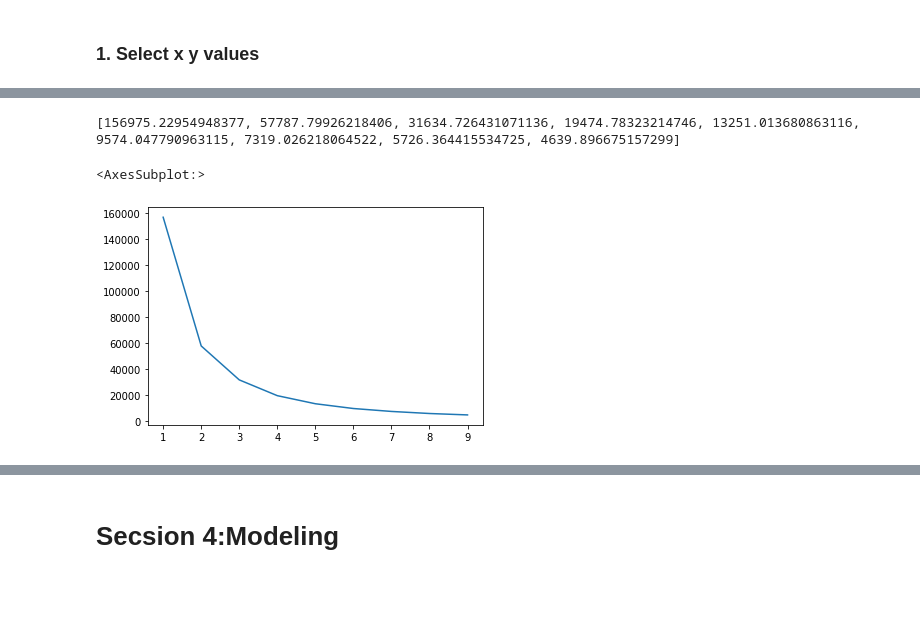
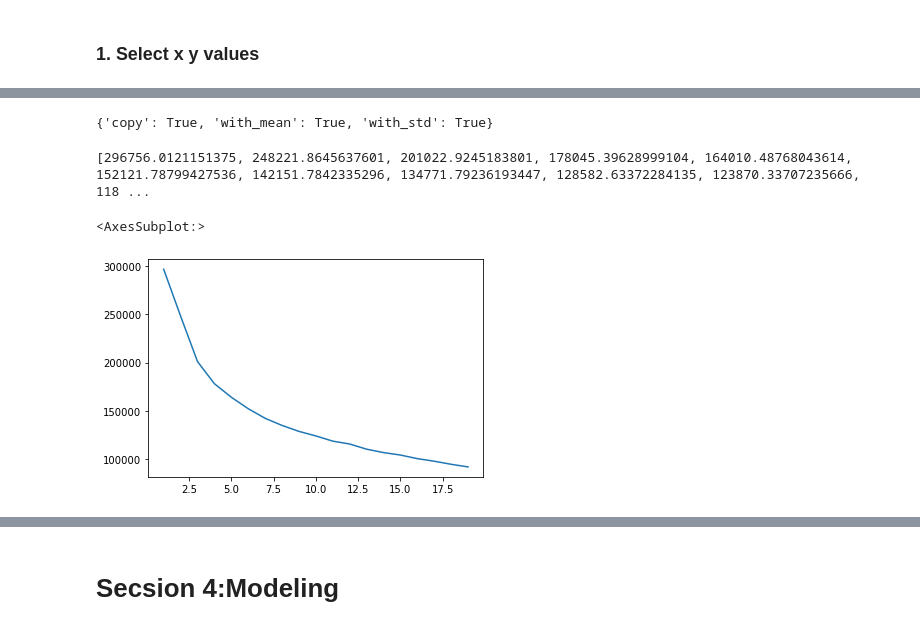
Before and after one commit to venson/starbucks, a Jupyter notebook: Starbucks_Capstone_notebook.ipynb, the cells around one changed output, grey strips where cells are left out. Drawn from its saved outputs; the diff is of its cells as text; code cells hidden in the pictures; blank space fills up the shorter version.

Commit message:
[feature] rewrite the model

```diff
--- a/Starbucks_Capstone_notebook.ipynb
+++ b/Starbucks_Capstone_notebook.ipynb
@@ -1264,19 +914,0 @@ df.head()
-# %%
-# remove irrelevant columns
-%store -r trans_profit
-# drop unnessary columns
-df = trans_profit.drop(['amount', 'time', 'reward', 'bogo', 'discount', 'profit', 'offer_used','became_member_on', 'person_id', 'p_value'], axis = 1)
-# pair plot for the columns
-sns.pairplot(df[['age', 'income', 'mean_amount_without_offer', 'std_amount_without_offer','profit_diff','amount_diff','gender']], hue='gender')
-# dorp Nan in profit_diff ,age ,income
-df = df.dropna(subset = ['profit_diff','age','income','std_amount_without_offer'], axis = 0)
-# add square paramater for better performence on linear model
-# df['age2'] = df['age'] ** 2
-# df['income2'] = df['income'] ** 2
-# df['mean_amount_without_offer2'] = df['mean_amount_without_offer'] ** 2
-offer_columns = df.columns.to_series().str.contains('^DIS|BOGO')
-# sns.pairplot(df[numeric_features])
-
-df.loc[:, offer_columns] = df.loc[:, offer_columns].fillna(0).astype(int)
-f, ax = plt.subplots(figsize = (12,12))
-ax = sns.heatmap(df.corr(), annot = True, fmt = ".2f",square = True)
@@ -1295,0 +917,18 @@ print(x.shape, y.shape)
+# %%
+x = df.drop(columns=['event', 'time', 'person_id','became_member_on'])
+y = df['event'].apply(lambda x: 0 if x=='offer received' else( 1 if x=='offer viewed' else 2))
+cate_features = ['offer_id', 'gender', 'offer_type']
+for cate in cate_features:
+    x = pd.concat([x.drop(columns=cate, axis=1), pd.get_dummies(x[cate], prefix=cate, prefix_sep='_')], axis=1)
+
+stdscaler = StandardScaler()
+MMscaler = MinMaxScaler()
+numeric_features = ['mean', 'std','age', 'income']
+MinMax_features = ['offer_reward', 'difficulty', 'duration', 'member_days','count']
+x_train, x_test, y_train, y_test = train_test_split(x,y, test_size=0.3, stratify=y, random_state=42)
+
+x_train[numeric_features] = stdscaler.fit_transform(x_train[numeric_features])
+x_test[numeric_features] = stdscaler.transform(x_test[numeric_features])
+
+x_train[MinMax_features] = MMscaler.fit_transform(x_train[MinMax_features])
+x_test[MinMax_features] = MMscaler.transform(x_test[MinMax_features])
@@ -1296,17 +945,20 @@ print(x.shape, y.shape)
+# %%
+stdscaler.get_params()
+# %% [output]
+{'copy': True, 'with_mean': True, 'with_std': True}
 # %%
-kmeandf  = df.drop(['amount_diff', 'profit_margin_with_offer'], axis = 1)
 from sklearn.cluster import KMeans
 number_cluster=[]
-for ncluster in range(1,10):
+for ncluster in range(1,20):
     km = KMeans(n_clusters=ncluster, random_state=42)
-    km.fit(y.to_numpy().reshape(-1,1))
+    km.fit(x_train)
     number_cluster.append(km.inertia_)
 
 print(number_cluster)
-sns.lineplot(x=range(1,10), y=number_cluster)
+sns.lineplot(x=range(1,20), y=number_cluster)
 
 #df.head()
 # %% [output]
-[156975.22954948377, 57787.79926218406, 31634.726431071136, 19474.78323214746, 13251.013680863116, 9574.047790963115, 7319.026218064522, 5726.364415534725, 4639.896675157299]
+[296756.0121151375, 248221.8645637601, 201022.9245183801, 178045.39628999104, 164010.48768043614, 152121.78799427536, 142151.7842335296, 134771.79236193447, 128582.63372284135, 123870.33707235666, 118 ...
 <AxesSubplot:>
-[figure, old version]
+[figure, new version]
```
Also changed, not shown: parts of 102 cells of this notebook.
